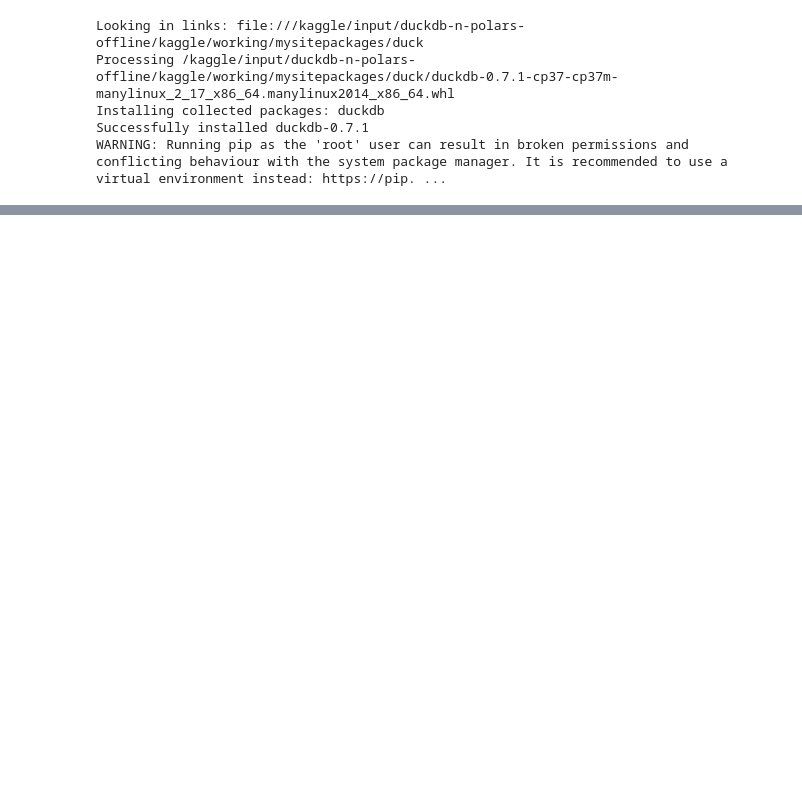
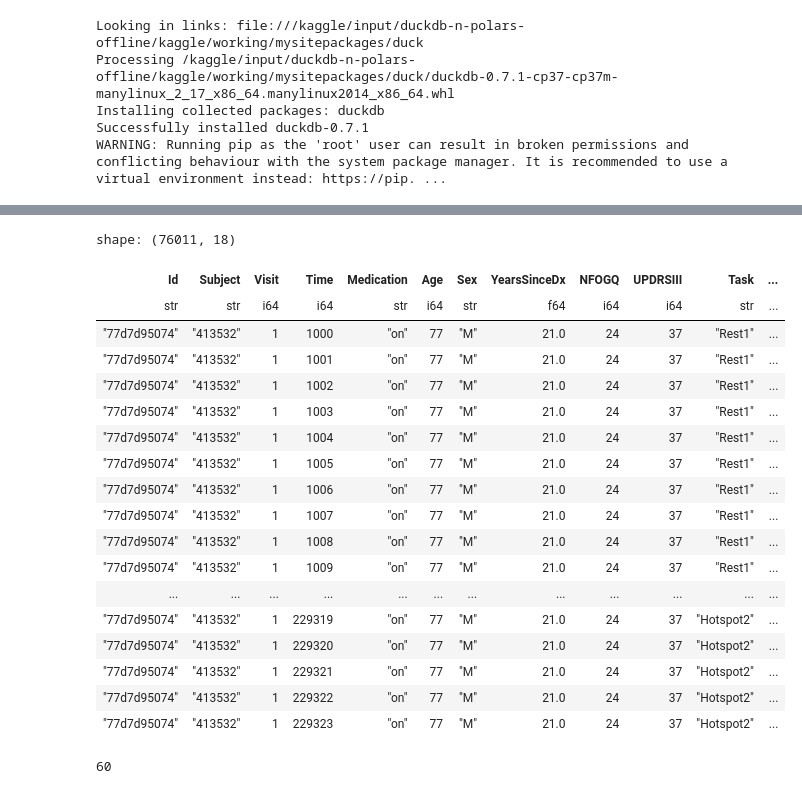
Before and after one commit to sumaniitm/parkinsons-freezing-gait-prediction, a Jupyter notebook: eda-on-data-using-polars.ipynb, the cells around one changed output, grey strips where cells are left out. Drawn from its saved outputs; the diff is of its cells as text; code cells hidden in the pictures; blank space fills up the shorter version.

Commit message:
Kaggle Notebook | EDA_on_data_using_polars | Version 13

```diff
--- a/eda-on-data-using-polars.ipynb
+++ b/eda-on-data-using-polars.ipynb
@@ -244,0 +222,2 @@ shape: (10, 18)
+# %%
+defog_train_data_with_metadata = pl.read_parquet('/kaggle/input/defog-train-data-with-metadata/defog_train_data_with_metadata.parquet')
@@ -244,0 +231,57 @@ shape: (10, 18)
+# %%
+defog_train_data_with_metadata.filter(pl.col('Id')=='77d7d95074').sort('Time') ## 00c4c9313d, 77d7d95074
+# %% [output]
+shape: (76011, 18)
+| Id | Subject | Visit | Time | Medication | Age | Sex | YearsSinceDx | NFOGQ | UPDRSIII | Task | ... |
+| str | str | i64 | i64 | str | i64 | str | f64 | i64 | i64 | str | ... |
+| "77d7d95074" | "413532" | 1 | 1000 | "on" | 77 | "M" | 21.0 | 24 | 37 | "Rest1" | ... |
+| "77d7d95074" | "413532" | 1 | 1001 | "on" | 77 | "M" | 21.0 | 24 | 37 | "Rest1" | ... |
+| "77d7d95074" | "413532" | 1 | 1002 | "on" | 77 | "M" | 21.0 | 24 | 37 | "Rest1" | ... |
+| "77d7d95074" | "413532" | 1 | 1003 | "on" | 77 | "M" | 21.0 | 24 | 37 | "Rest1" | ... |
+| "77d7d95074" | "413532" | 1 | 1004 | "on" | 77 | "M" | 21.0 | 24 | 37 | "Rest1" | ... |
+| "77d7d95074" | "413532" | 1 | 1005 | "on" | 77 | "M" | 21.0 | 24 | 37 | "Rest1" | ... |
+| "77d7d95074" | "413532" | 1 | 1006 | "on" | 77 | "M" | 21.0 | 24 | 37 | "Rest1" | ... |
+| "77d7d95074" | "413532" | 1 | 1007 | "on" | 77 | "M" | 21.0 | 24 | 37 | "Rest1" | ... |
+| "77d7d95074" | "413532" | 1 | 1008 | "on" | 77 | "M" | 21.0 | 24 | 37 | "Rest1" | ... |
+| "77d7d95074" | "413532" | 1 | 1009 | "on" | 77 | "M" | 21.0 | 24 | 37 | "Rest1" | ... |
+| ... | ... | ... | ... | ... | ... | ... | ... | ... | ... | ... | ... |
+| "77d7d95074" | "413532" | 1 | 229319 | "on" | 77 | "M" | 21.0 | 24 | 37 | "Hotspot2" | ... |
+| "77d7d95074" | "413532" | 1 | 229320 | "on" | 77 | "M" | 21.0 | 24 | 37 | "Hotspot2" | ... |
+| "77d7d95074" | "413532" | 1 | 229321 | "on" | 77 | "M" | 21.0 | 24 | 37 | "Hotspot2" | ... |
+| "77d7d95074" | "413532" | 1 | 229322 | "on" | 77 | "M" | 21.0 | 24 | 37 | "Hotspot2" | ... |
+| "77d7d95074" | "413532" | 1 | 229323 | "on" | 77 | "M" | 21.0 | 24 | 37 | "Hotspot2" | ... |
+# %%
+defog_test_data = pl.DataFrame()
+
+for dirname, _, filenames in os.walk('/kaggle/input/tlvmc-parkinsons-freezing-gait-prediction/test/defog'):
+    for filename in filenames:
+
+        temp_defog = pl.scan_csv(os.path.join(dirname, filename), try_parse_dates=True).with_columns(pl.lit(filename[0:-4]).alias('Id'))
+        temp_defog = temp_defog.with_columns(
+            [
+                ((pl.col('AccV')*9.80665).round(5).cast(pl.Float64)).alias('AccV_ms2'),
+                ((pl.col('AccML')*9.80665).round(5).cast(pl.Float64)).alias('AccML_ms2'),
+                ((pl.col('AccAP')*9.80665).round(5).cast(pl.Float64)).alias('AccAP_ms2')
+            ]
+        )
+        temp_defog = temp_defog.drop(['AccV','AccML','AccAP'])
+        temp_defog = temp_defog.rename({'AccV_ms2': 'AccV', 'AccML_ms2':'AccML', 'AccAP_ms2':'AccAP'})
+
+        temp_defog = temp_defog.sort(['Id','Time'], nulls_last=True)
+
+        temp_final = dd.sql("SELECT td.Id, td.Time, td.AccV, td.AccML, td.AccAP, coalesce(e.Kinetic,-1) as Kinetic, coalesce(t.Task,'No Task') as Task \
+        FROM temp_defog td \
+        left join events e on td.Id = e.Id and td.Time >= e.Init and td.Time <= e.Completion \
+        left join tasks t on td.Id = t.Id and td.Time >= t.Begin and td.Time <= t.End").pl()
+
+        defog_test_data = pl.concat([defog_test_data, temp_final], how="vertical")
+        del temp_final
+
+defog_test_data_with_metadata = dd.sql('select t1.Id, t2.Subject, t2.Visit, t1.Time, t2.Medication, t2.Age, t2.Sex, t2.YearsSinceDx \
+,t2.NFOGQ, t2.UPDRSIII, t1.Task, t1.AccV, t1.AccML, t1.AccAP, t1.Kinetic \
+from defog_test_data t1 join defog_subjects_metadata t2 on t1.Id = t2.Id').pl()
+
+del defog_test_data, defog_subjects_metadata
+gc.collect()
+# %% [output]
+60
```
Also changed, not shown: parts of 26 cells of this notebook.
